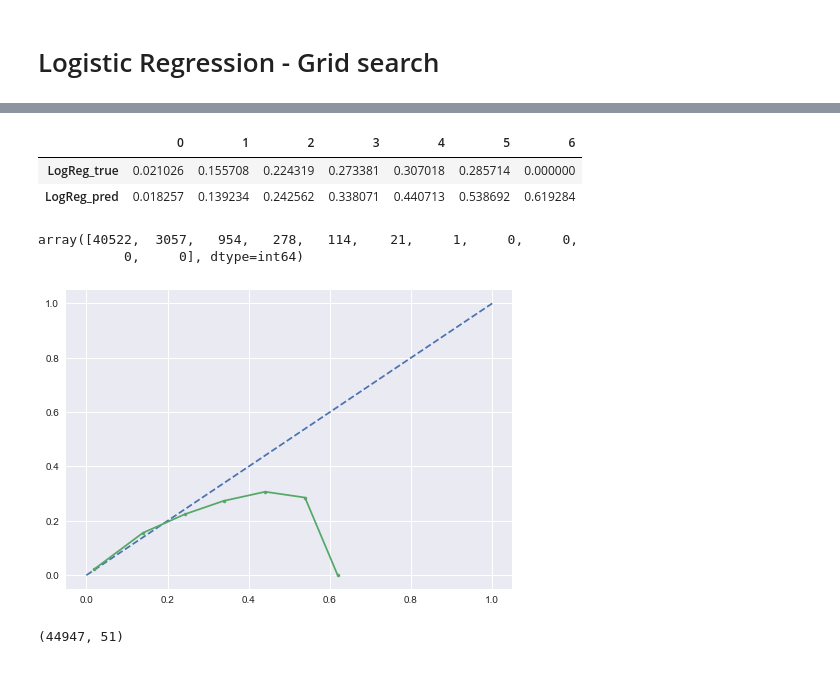
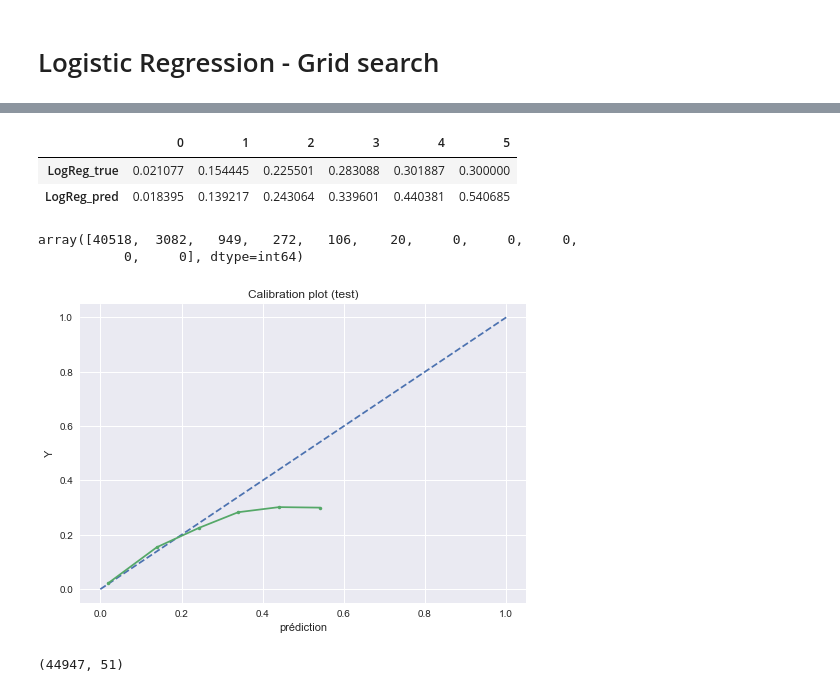
Before and after one commit to honshu77/DSA_project, a Jupyter notebook: IPUMS.ipynb, the cells around one changed output, grey strips where cells are left out. Drawn from its saved outputs; the diff is of its cells as text; code cells hidden in the pictures.

```diff
--- a/IPUMS.ipynb
+++ b/IPUMS.ipynb
@@ -986,17 +1000,17 @@ print(conf_matrix)
 # %% [markdown]
 # Logistic Regression - Grid search
 # %%
-c_space = np.logspace(-5, 2, 10)
+c_space = np.logspace(-4, 1, 20)
+
+param_grid_logreg = {
+    'C': [0.15],
+    'penalty': ["l1"]
+}
 
 param_grid_logreg_bk = {
     'C': c_space,
-    'penalty': ["l1"]
+    'penalty': ["l1", "l2"]
 }
-
-param_grid_logreg = {
-    'C': [0.5],
-    'penalty': ["l1"]
-}
 # %%
 logreg2 = linear_model.LogisticRegression(solver='liblinear') #'lbfgs')
 grid_logreg = GridSearchCV(logreg2, param_grid_logreg, cv=kfold, scoring='neg_log_loss', error_score='raise')
@@ -1104,9 +1096,9 @@ I = pd.Index(["LogReg_true", "LogReg_pred"])
 calib_curves = pd.DataFrame([fop, mpv], index = I)
 calib_curves
 # %% [output]
-|  | 0 | 1 | 2 | 3 | 4 | 5 | 6 |
-| LogReg_true | 0.021026 | 0.155708 | 0.224319 | 0.273381 | 0.307018 | 0.285714 | 0.000000 |
-| LogReg_pred | 0.018257 | 0.139234 | 0.242562 | 0.338071 | 0.440713 | 0.538692 | 0.619284 |
+|  | 0 | 1 | 2 | 3 | 4 | 5 |
+| LogReg_true | 0.021077 | 0.154445 | 0.225501 | 0.283088 | 0.301887 | 0.300000 |
+| LogReg_pred | 0.018395 | 0.139217 | 0.243064 | 0.339601 | 0.440381 | 0.540685 |
 # %%
 def bin_total(y_true, y_prob, n_bins):
     bins = np. linspace(0., 1. + 1e-8, n_bins + 1)
@@ -1114,14 +1106,18 @@ def bin_total(y_true, y_prob, n_bins):
     return np.bincount(binids, minlength=len(bins))
 bin_total(y_test, y_pred_test[:,1], n_bins=10)
 # %% [output]
-array([40522,  3057,   954,   278,   114,    21,     1,     0,     0,
+array([40518,  3082,   949,   272,   106,    20,     0,     0,     0,
            0,     0], dtype=int64)
 # %%
 plt.plot([0, 1], [0, 1], linestyle='--')
 plt.plot(mpv, fop, marker='.')
+plt.title('Calibration plot (test)')
+plt.xlabel('prédiction')
+plt.ylabel('Y')
+plt.savefig('Results/LRCalib');
 plt.show()
 # %% [output]
-[figure, old version]
+[figure, new version]
 # %%
 coeff = pd.DataFrame({'feature': X_train.columns, 'coef': np.exp(grid_logreg.best_estimator_.coef_.flatten())})
 coeff.to_excel("Results/LogReg_coeff.xls", index = True)
```
Also changed, not shown: parts of 13 cells of this notebook.
